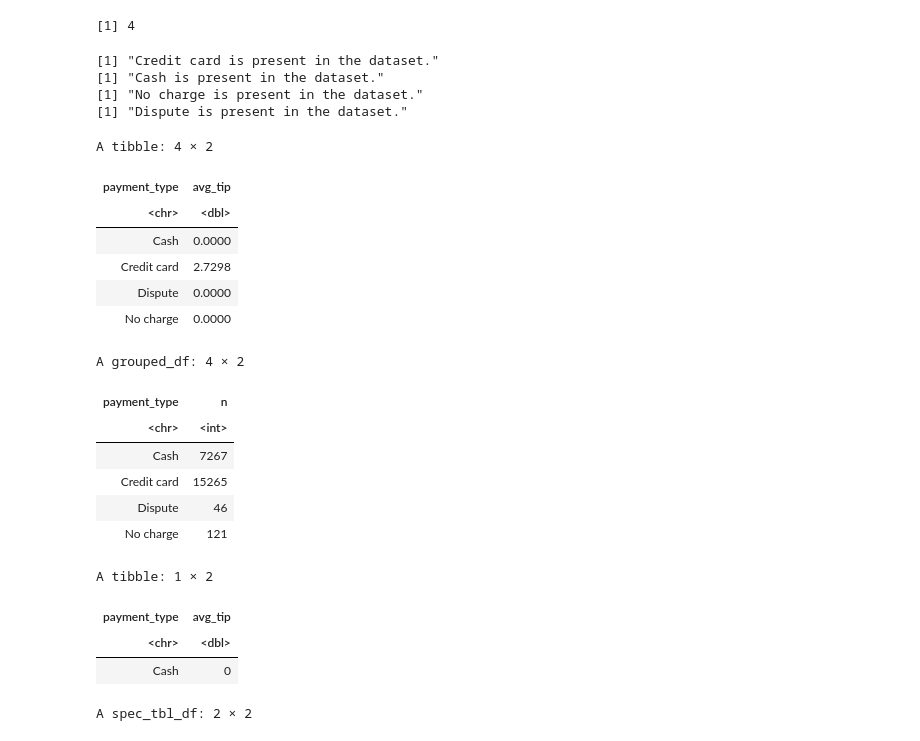
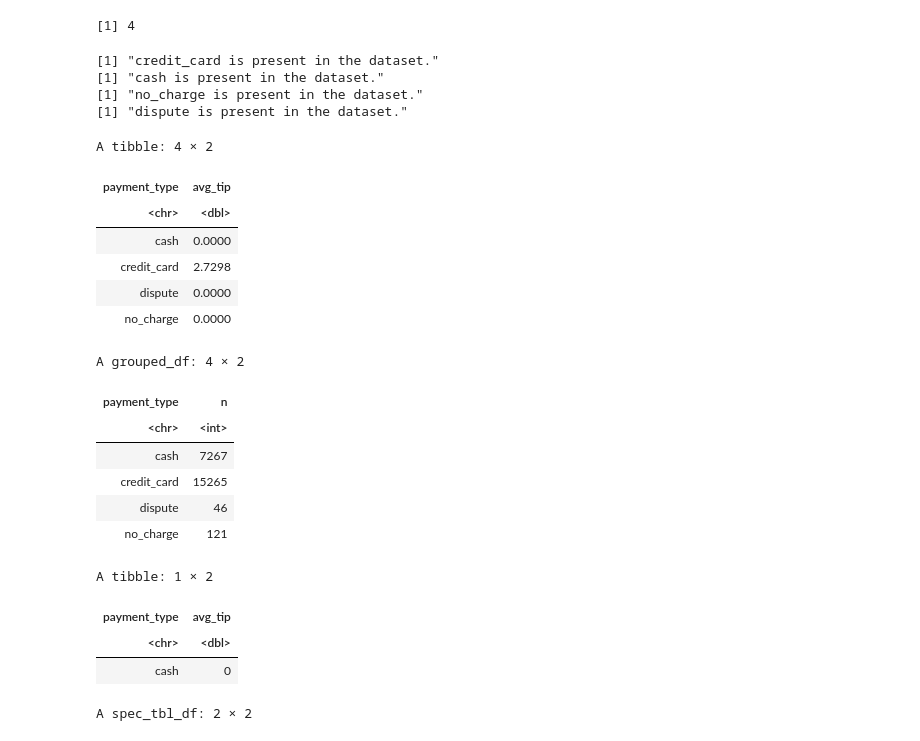
Before and after one commit to tros01/google_advanced_data_analytics, a Jupyter notebook: ga2_tlc_r.ipynb, the cells around one changed output. Saved outputs shown, nothing was run; the diff lists cells and outputs as text; code cells hidden in the pictures.

```diff
--- a/ga2_tlc_r.ipynb
+++ b/ga2_tlc_r.ipynb
@@ -236,7 +236,9 @@ payment_codes <- str_extract_all(payment_key, "\\d+")[[1]] |>
 
 # Extract the values
 payment_types <- str_extract_all(payment_key, "(?<= = )[a-zA-Z ]+")[[1]] |>
-    str_trim()
+    str_trim() |>
+    str_to_lower() |>
+    str_replace(" ", "_")
 
 # Construct a referable key for later reference
 payment_key_list <- as.list(payment_types)
@@ -254,10 +256,10 @@ for (i in seq_along(payment_codes)) {
     }
 }
 # %% [output]
-[1] "Credit card is present in the dataset."
-[1] "Cash is present in the dataset."
-[1] "No charge is present in the dataset."
-[1] "Dispute is present in the dataset."
+[1] "credit_card is present in the dataset."
+[1] "cash is present in the dataset."
+[1] "no_charge is present in the dataset."
+[1] "dispute is present in the dataset."
 # %%
 # What is the average tip for trips paid for with credit card?
 
@@ -286,10 +288,10 @@ tip_avgs
 A tibble: 4 × 2
 | payment_type | avg_tip |
 | <chr> | <dbl> |
-| Cash | 0.0000 |
-| Credit card | 2.7298 |
-| Dispute | 0.0000 |
-| No charge | 0.0000 |
+| cash | 0.0000 |
+| credit_card | 2.7298 |
+| dispute | 0.0000 |
+| no_charge | 0.0000 |
 # %%
 # Payment type counts
 df_recoded |>
@@ -298,19 +300,19 @@ df_recoded |>
 A grouped_df: 4 × 2
 | payment_type | n |
 | <chr> | <int> |
-| Cash | 7267 |
-| Credit card | 15265 |
-| Dispute | 46 |
-| No charge | 121 |
+| cash | 7267 |
+| credit_card | 15265 |
+| dispute | 46 |
+| no_charge | 121 |
 # %%
 # What is the average tip for trips paid for with cash?
 tip_avgs |>
-    filter(payment_type == "Cash")
+    filter(payment_type == "cash")
 # %% [output]
 A tibble: 1 × 2
 | payment_type | avg_tip |
 | <chr> | <dbl> |
-| Cash | 0 |
+| cash | 0 |
 # %%
 # How many times is each vendor ID represented in the data?
 df |>
```
Also changed, not shown: parts of 1 cell of this notebook.
